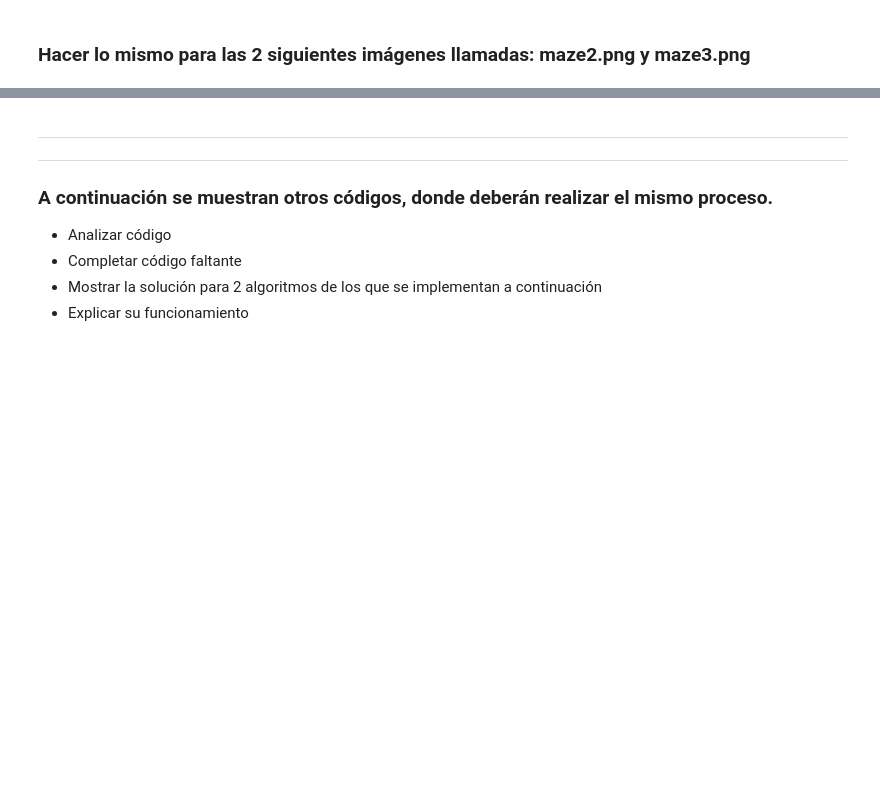
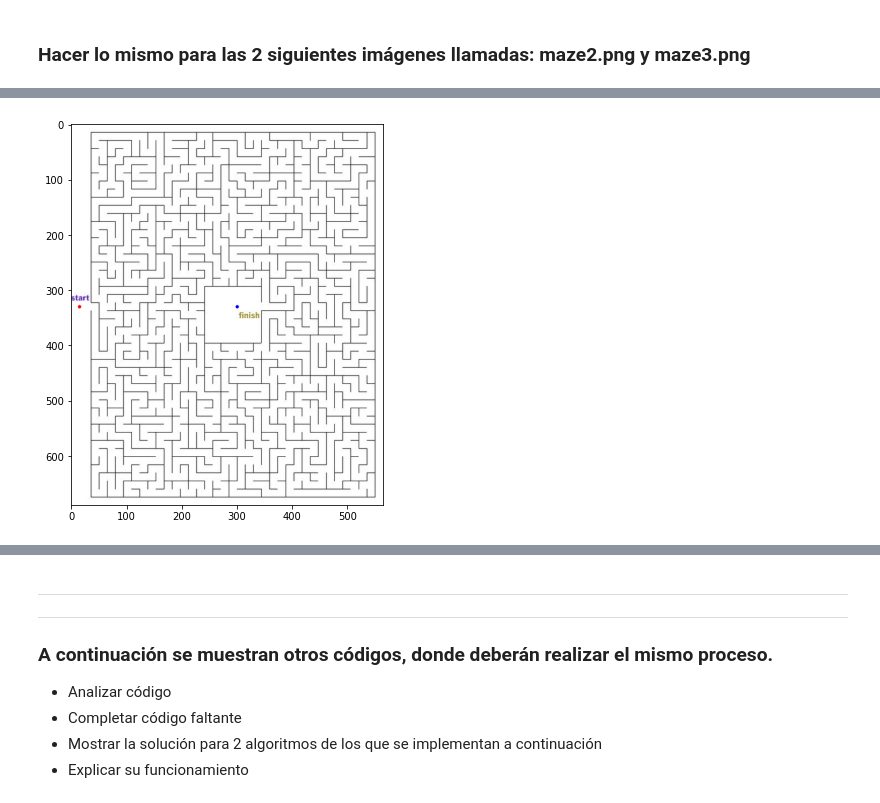
Before and after one commit to AxlSyr/ArtificialIntelligenceUAEM, a Jupyter notebook: Tarea_1_WoAns.ipynb, the cells around one changed output, grey strips where cells are left out. Drawn from its saved outputs; the diff is of its cells as text; code cells hidden in the pictures; blank space fills up the shorter version.

```diff
--- a/Tarea_1_WoAns.ipynb
+++ b/Tarea_1_WoAns.ipynb
@@ -189,0 +187,9 @@ plt.show()
+# %%
+img2 = cv2.imread('maze2.png') # read the image
+cv2.circle(img2,(15,330), 3, (255,0,0), -1)
+cv2.circle(img2, (300, 330), 3, (0,0,255), -1)
+plt.figure(figsize=(7,7))
+plt.imshow(img2)
+plt.show()
+# %% [output]
+[figure, added]
```
Also changed, not shown: parts of 12 cells of this notebook.
